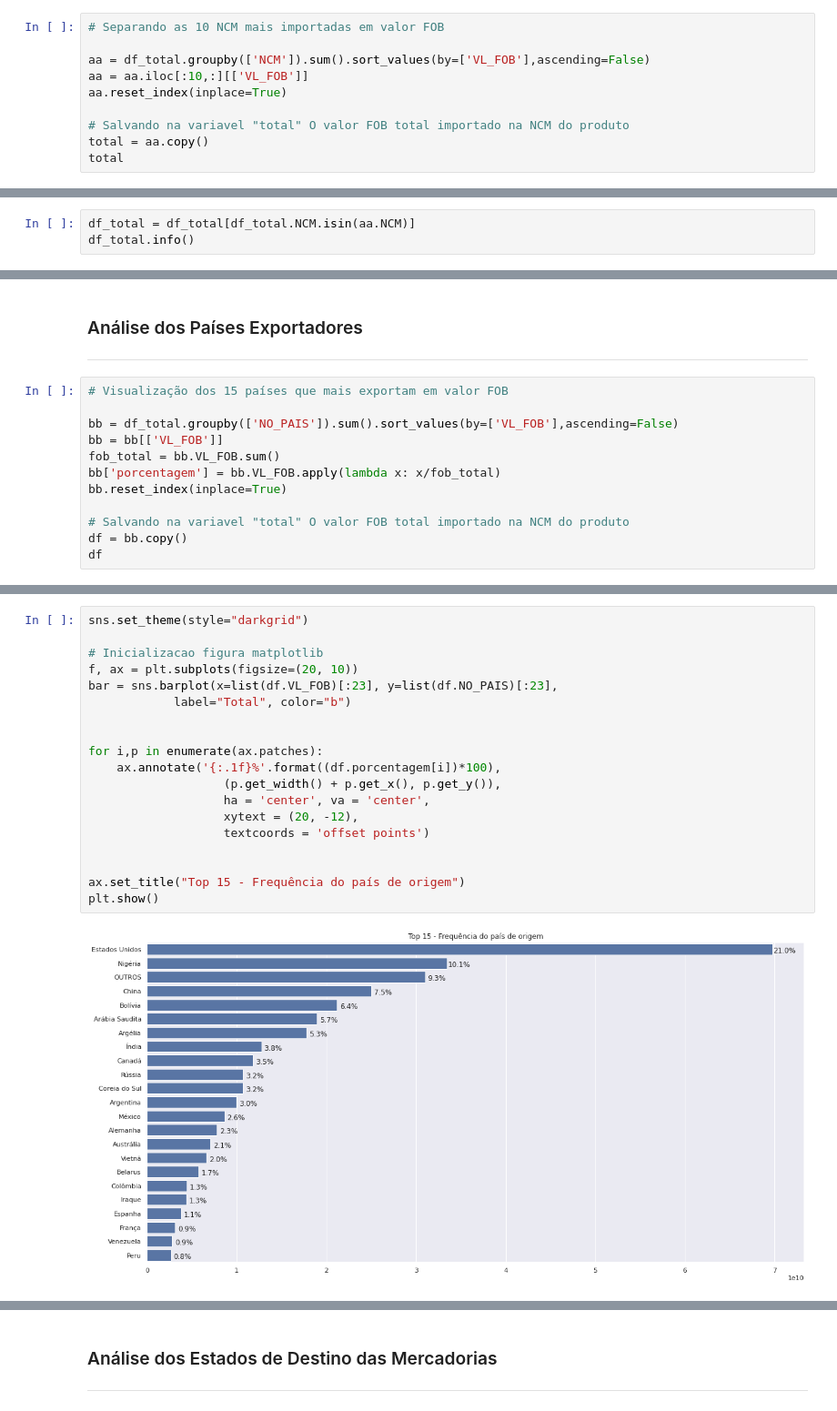
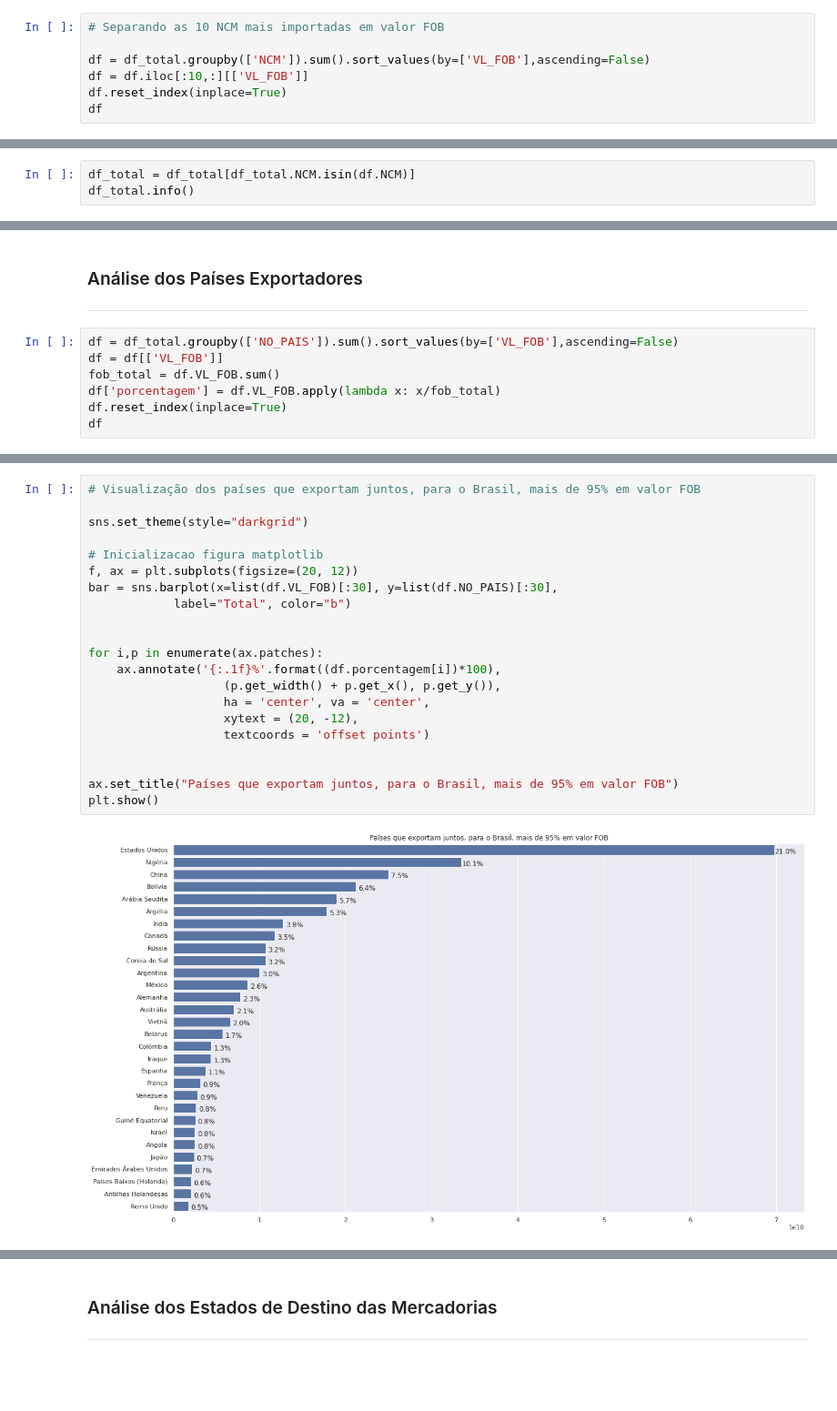
Before and after one commit to Danielpsob/DSWP, a Jupyter notebook: notebooks/analise_dados29-03.ipynb, the cells around one changed output, grey strips where cells are left out. Shown at 91% size. Cells and saved outputs as stored; diff of their text form; blank space fills up the shorter version.

```diff
--- a/notebooks/analise_dados29-03.ipynb
+++ b/notebooks/analise_dados29-03.ipynb
@@ -355,13 +355,10 @@ df_total.head()
 # %%
 # Separando as 10 NCM mais importadas em valor FOB
 
-aa = df_total.groupby(['NCM']).sum().sort_values(by=['VL_FOB'],ascending=False)
-aa = aa.iloc[:10,:][['VL_FOB']]
-aa.reset_index(inplace=True)
-
-# Salvando na variavel "total" O valor FOB total importado na NCM do produto
-total = aa.copy()
-total
+df = df_total.groupby(['NCM']).sum().sort_values(by=['VL_FOB'],ascending=False)
+df = df.iloc[:10,:][['VL_FOB']]
+df.reset_index(inplace=True)
+df
 # %% [output]
 |  | NCM | VL_FOB |
 | 0 | 27090010 - Óleos brutos de petróleo | 75347950289 |
@@ -375,7 +372,7 @@ total
 | 8 | 85177099 - Outras partes para apa... | 21708476625 |
 | 9 | 27112100 - Gás natural no estado ... | 21528921875 |
 # %%
-df_total = df_total[df_total.NCM.isin(aa.NCM)]
+df_total = df_total[df_total.NCM.isin(df.NCM)]
 df_total.info()
 # %% [output]
 <class 'pandas.core.frame.DataFrame'>
@@ -444,16 +441,11 @@ df_total.head()
 ### Análise dos Países Exportadores
 -----
 # %%
-# Visualização dos 15 países que mais exportam em valor FOB
-
-bb = df_total.groupby(['NO_PAIS']).sum().sort_values(by=['VL_FOB'],ascending=False)
-bb = bb[['VL_FOB']]
-fob_total = bb.VL_FOB.sum()
-bb['porcentagem'] = bb.VL_FOB.apply(lambda x: x/fob_total)
-bb.reset_index(inplace=True)
-
-# Salvando na variavel "total" O valor FOB total importado na NCM do produto
-df = bb.copy()
+df = df_total.groupby(['NO_PAIS']).sum().sort_values(by=['VL_FOB'],ascending=False)
+df = df[['VL_FOB']]
+fob_total = df.VL_FOB.sum()
+df['porcentagem'] = df.VL_FOB.apply(lambda x: x/fob_total)
+df.reset_index(inplace=True)
 df
 # %% [output]
 |  | NO_PAIS | VL_FOB | porcentagem |
@@ -476,21 +472,23 @@ df
 # %%
+# Visualização dos países que exportam juntos, para o Brasil, mais de 95% em valor FOB
+
 sns.set_theme(style="darkgrid")
 
 # Inicializacao figura matplotlib
-f, ax = plt.subplots(figsize=(20, 10))
-bar = sns.barplot(x=list(df.VL_FOB)[:23], y=list(df.NO_PAIS)[:23],
+f, ax = plt.subplots(figsize=(20, 12))
+bar = sns.barplot(x=list(df.VL_FOB)[:30], y=list(df.NO_PAIS)[:30],
             label="Total", color="b")
 
 
 for i,p in enumerate(ax.patches):
     ax.annotate('{:.1f}%'.format((df.porcentagem[i])*100),
                    (p.get_width() + p.get_x(), p.get_y()),
                    ha = 'center', va = 'center',
                    xytext = (20, -12),
                    textcoords = 'offset points')
 
 
-ax.set_title("Top 15 - Frequência do país de origem")
+ax.set_title("Países que exportam juntos, para o Brasil, mais de 95% em valor FOB")
 plt.show()
 # %% [output]
-[figure, old version]
+[figure, new version]
```
Also changed, not shown: parts of 89 cells of this notebook.
